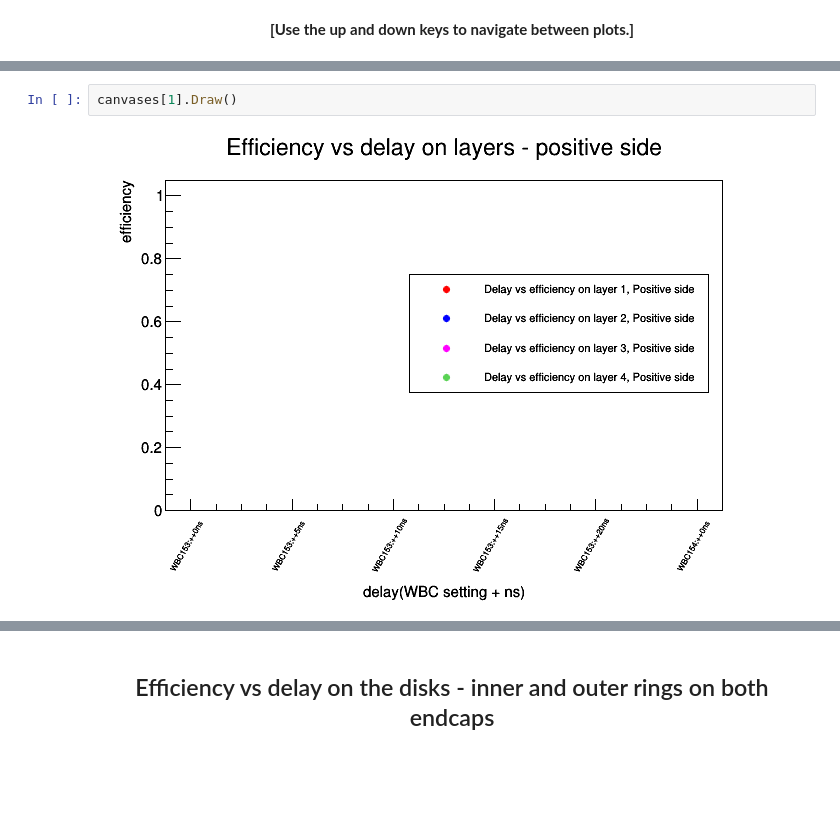
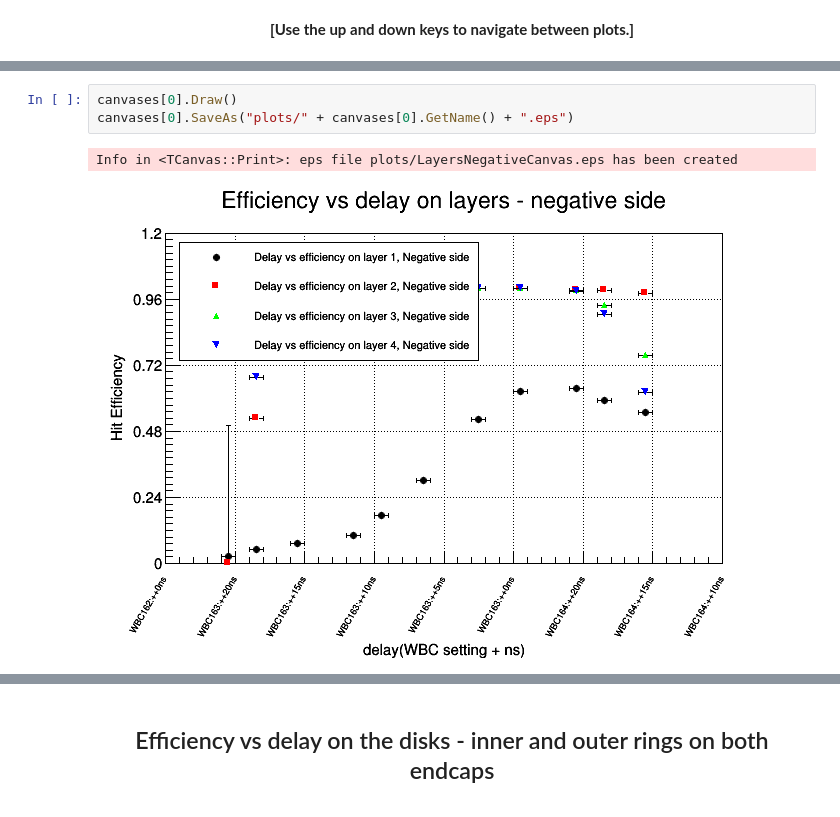
Before and after one commit to hunyadix/PhaseIEfficiencyPlotter, a Jupyter notebook: ipynb/Delay Scan Plots - First Collisions.ipynb, the cells around one changed output, grey strips where cells are left out. Saved outputs shown, nothing was run; the diff lists cells and outputs as text; blank space fills up the shorter version.

```diff
--- a/ipynb/Delay Scan Plots - First Collisions.ipynb
+++ b/ipynb/Delay Scan Plots - First Collisions.ipynb
@@ -106,4 +284,6 @@ canvases[0].Draw()
-# %%
-canvases[1].Draw()
-# %% [output]
-[figure, removed]
+# %%
+canvases[0].Draw()
+canvases[0].SaveAs("plots/" + canvases[0].GetName() + ".eps")
+# %% [output]
+Info in <TCanvas::Print>: eps file plots/LayersNegativeCanvas.eps has been created
+[figure, added]
```
Also changed, not shown: parts of 43 cells of this notebook, 10 other files.
